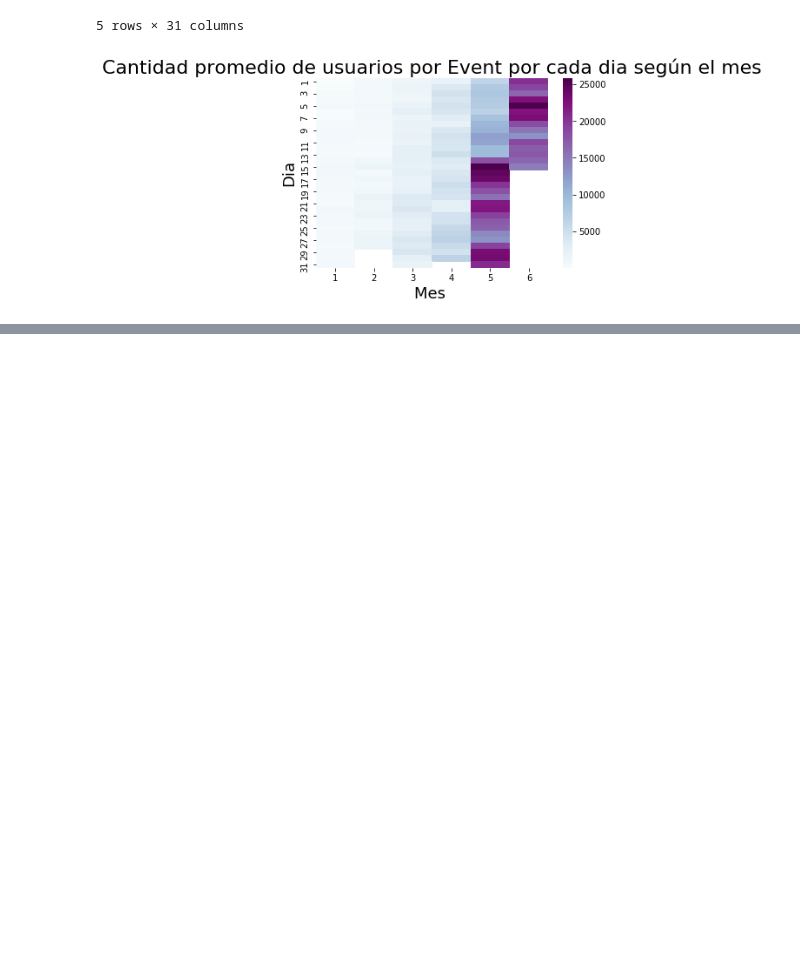
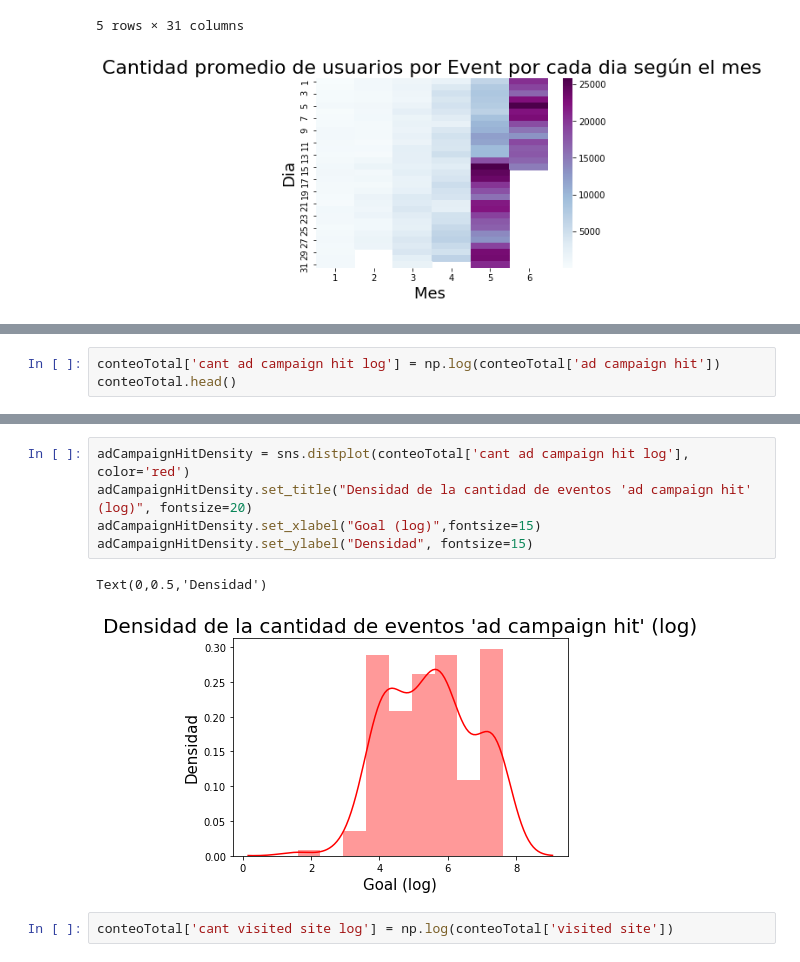
Before and after one commit to IgnacioKomar/OrganizacionDeDatos, a Jupyter notebook: Análisis sobre eventos.ipynb, the cells around one changed output, grey strips where cells are left out. Saved outputs shown, nothing was run; the diff lists cells and outputs as text; blank space fills up the shorter version.

Commit message:
Agrego gráficos de densidad

```diff
--- a/Análisis sobre eventos.ipynb
+++ b/Análisis sobre eventos.ipynb
@@ -108,0 +118,3 @@ totalPerPorEvent.head()
+# %%
+conteoTotal['cant ad campaign hit log'] = np.log(conteoTotal['ad campaign hit'])
+conteoTotal.head()
@@ -108,0 +128,10 @@ totalPerPorEvent.head()
+# %%
+adCampaignHitDensity = sns.distplot(conteoTotal['cant ad campaign hit log'], color='red')
+adCampaignHitDensity.set_title("Densidad de la cantidad de eventos 'ad campaign hit' (log)", fontsize=20)
+adCampaignHitDensity.set_xlabel("Goal (log)",fontsize=15)
+adCampaignHitDensity.set_ylabel("Densidad", fontsize=15)
+# %% [output]
+Text(0,0.5,'Densidad')
+[figure, added]
+# %%
+conteoTotal['cant visited site log'] = np.log(conteoTotal['visited site'])
```
Also changed, not shown: parts of 5 cells of this notebook.
